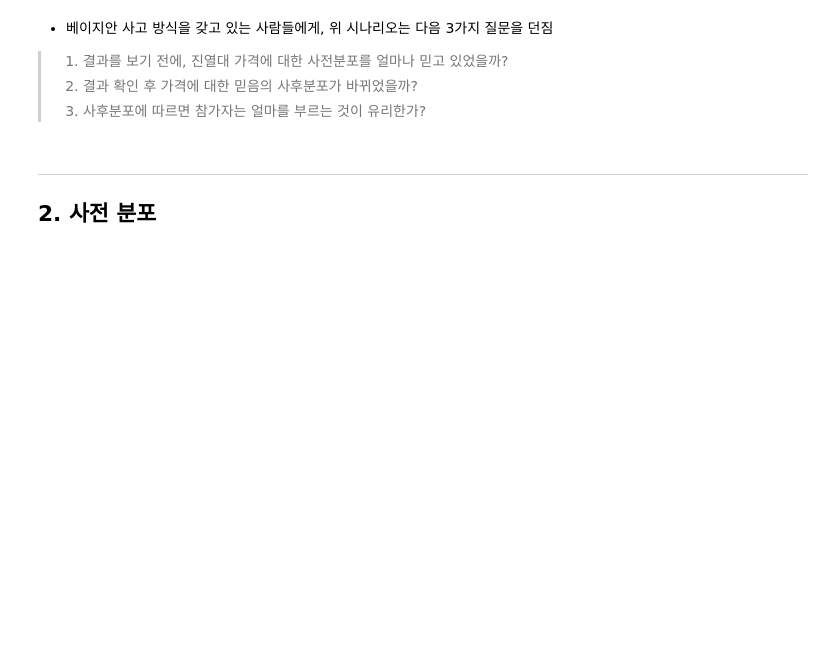
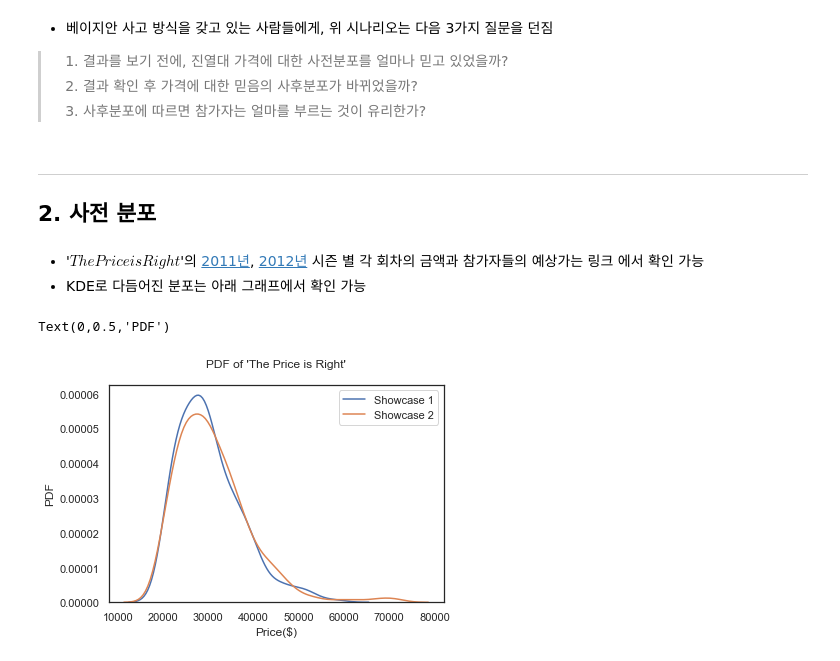
Before and after one commit to kookoowaa/Algorithms, a Jupyter notebook: Bayesian_approach/06 Decision analysis.ipynb, the cells around one changed output. Saved outputs shown, nothing was run; the diff lists cells and outputs as text; code cells hidden in the pictures; blank space fills up the shorter version.

```diff
--- a/Bayesian_approach/06 Decision analysis.ipynb
+++ b/Bayesian_approach/06 Decision analysis.ipynb
@@ -26,3 +27,25 @@ ___
 # %% [markdown]
 ___
 ## 2. 사전 분포
+# %% [markdown]
+- '$The Price is Right$'의 [2011년](http://thinkbayes.com/showcases.2011.csv), [2012년](http://thinkbayes.com/showcases.2012.csv) 시즌 별 각 회차의 금액과 참가자들의 예상가는 링크 에서 확인 가능
+- KDE로 다듬어진 분포는 아래 그래프에서 확인 가능
+# %%
+biddings = pd.merge(pd.read_csv('data/showcases.2011.csv')[2:4],pd.read_csv('data/showcases.2012.csv')[1:3], on = 'Unnamed: 0')
+biddings.index = biddings['Unnamed: 0']
+biddings.index.name = ''
+biddings = biddings.iloc[:,1:]
+biddings = biddings.astype(int)
+biddings = biddings.T
+# %%
+sns.set_style('white')
+sns.distplot(biddings['Showcase 1'], label = 'Showcase 1', hist = False)
+sns.distplot(biddings['Showcase 2'], label = 'Showcase 2', hist = False)
+plt.legend()
+plt.title("PDF of 'The Price is Right'\n")
+plt.xlabel("Price($)")
+plt.ylabel('PDF')
+#plt.set(xlabel= 'Price($)', ylabel = 'PDF')
+# %% [output]
+Text(0,0.5,'PDF')
+[figure, added]
```
Also changed, not shown: parts of 8 cells of this notebook.
